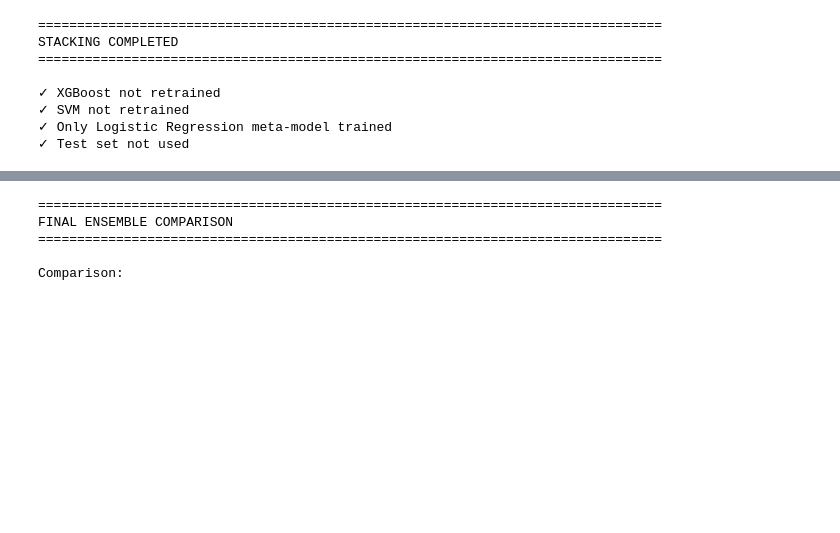
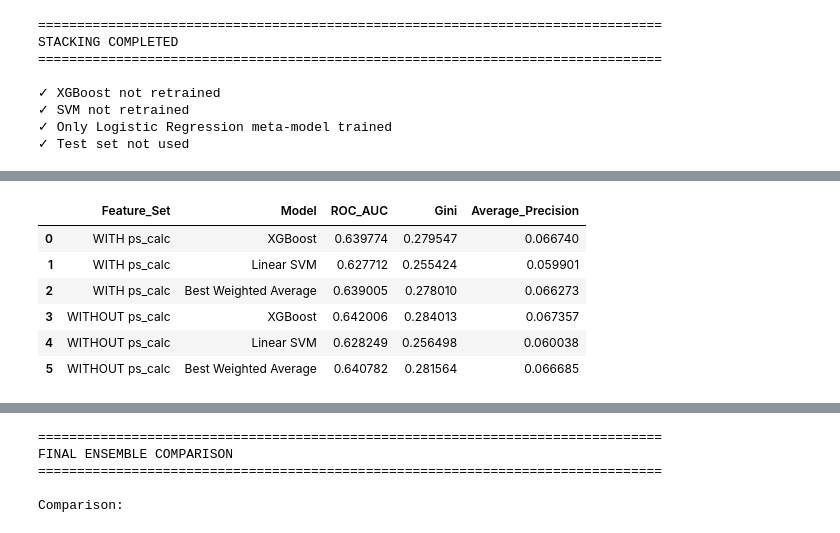
Before and after one commit to leyla-louache/porto-seguro-project, a Jupyter notebook: notebooks/04_Gilles_Koudjou.ipynb, the cells around one changed output, grey strips where cells are left out. Saved outputs shown, nothing was run; the diff lists cells and outputs as text; code cells hidden in the pictures; blank space fills up the shorter version.

```diff
--- a/notebooks/04_Gilles_Koudjou.ipynb
+++ b/notebooks/04_Gilles_Koudjou.ipynb
@@ -854,0 +947,27 @@ Name: target, dtype: float64
+# %%
+# ============================================================
+# SHARED CROSS-VALIDATION FOLDS
+# Used by Logistic Regression, XGBoost and Linear SVM
+# ============================================================
+
+from sklearn.model_selection import StratifiedKFold
+
+cv = StratifiedKFold(
+    n_splits=3,
+    shuffle=True,
+    random_state=42
+)
+
+# Store the exact same folds for all later experiments
+cv_folds = list(
+    cv.split(X_train, y_train)
+)
+
+print("Number of CV folds:", len(cv_folds))
+
+for i, (train_idx, val_idx) in enumerate(cv_folds, start=1):
+    print(
+        f"Fold {i}: "
+        f"train={len(train_idx)}, "
+        f"validation={len(val_idx)}"
+    )
@@ -11674,0 +12100,24 @@ STACKING COMPLETED
+# %%
+# Nice rounded table
+
+comparison_display = comparison_calc.copy()
+
+for col in [
+    "ROC_AUC",
+    "Gini",
+    "Average_Precision"
+]:
+    comparison_display[col] = (
+        comparison_display[col]
+        .round(6)
+    )
+
+display(comparison_display)
+# %% [output]
+|  | Feature_Set | Model | ROC_AUC | Gini | Average_Precision |
+| 0 | WITH ps_calc | XGBoost | 0.639774 | 0.279547 | 0.066740 |
+| 1 | WITH ps_calc | Linear SVM | 0.627712 | 0.255424 | 0.059901 |
+| 2 | WITH ps_calc | Best Weighted Average | 0.639005 | 0.278010 | 0.066273 |
+| 3 | WITHOUT ps_calc | XGBoost | 0.642006 | 0.284013 | 0.067357 |
+| 4 | WITHOUT ps_calc | Linear SVM | 0.628249 | 0.256498 | 0.060038 |
+| 5 | WITHOUT ps_calc | Best Weighted Average | 0.640782 | 0.281564 | 0.066685 |
```
Also changed, not shown: parts of 40 cells of this notebook.
